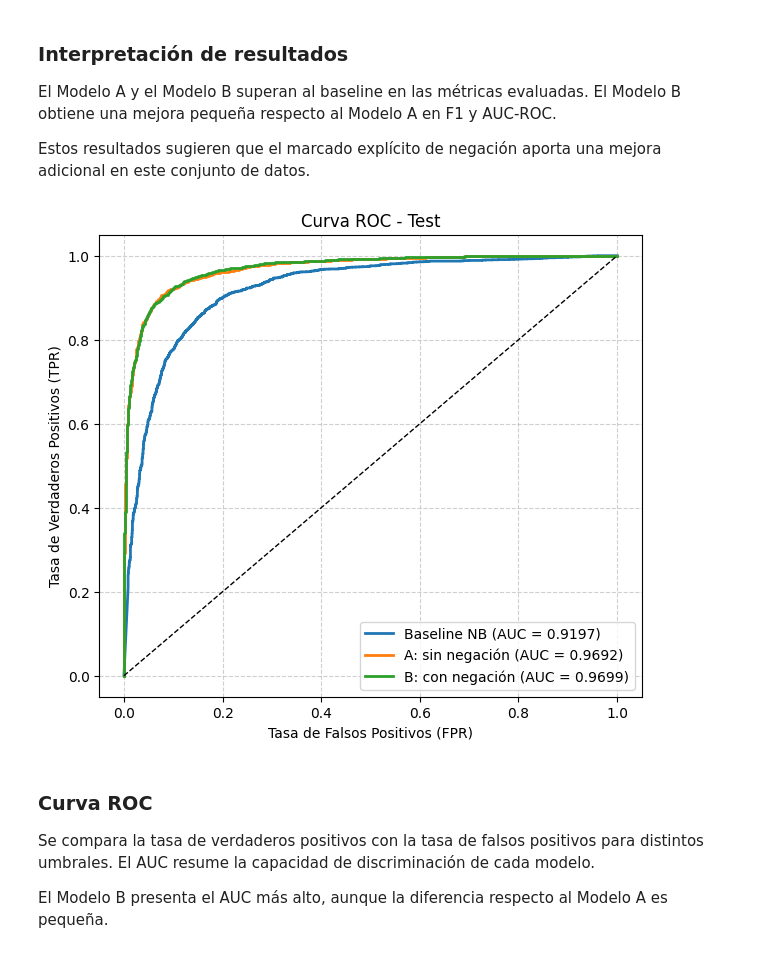
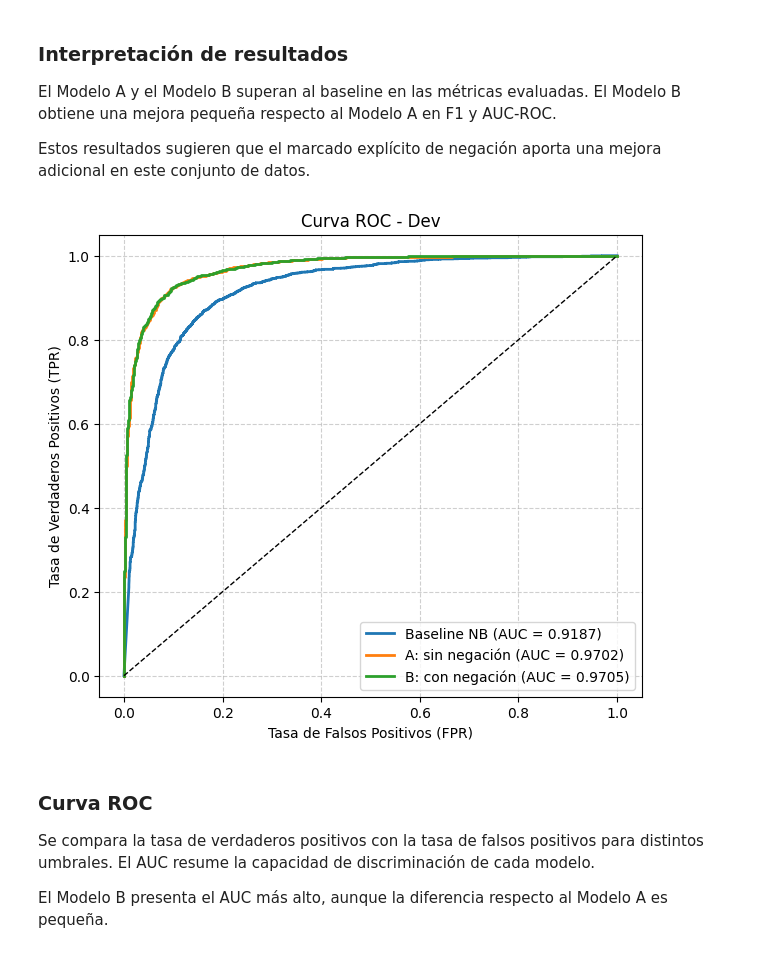
Before and after one commit to Alejandra300905/NLP_Polarity_of_film_reviews_and_the_problem_of_negation, a Jupyter notebook: ProyectoClasificacionR_Final_AlejandraB_CarlosM_NathalieL.ipynb, the cells around one changed output. Cells and saved outputs as stored; diff of their text form; code cells hidden in the pictures.

```diff
--- a/ProyectoClasificacionR_Final_AlejandraB_CarlosM_NathalieL.ipynb
+++ b/ProyectoClasificacionR_Final_AlejandraB_CarlosM_NathalieL.ipynb
@@ -535,7 +471,6 @@ filas = []
 for nombre, (m_dev, m_test) in resultados.items():
     fila = {"Modelo": nombre}
     fila.update({f"Dev {k}": v for k, v in m_dev.items()})
-    fila.update({f"Test {k}": v for k, v in m_test.items()})
     filas.append(fila)
 
 tabla = pd.DataFrame(filas).set_index("Modelo").round(4)
@@ -565,16 +500,16 @@ Estos resultados sugieren que el marcado explícito de negación aporta una mejo
 # %%
 plt.figure(figsize=(7, 6))
 for nombre, modelo, X in [("Baseline NB", nb, X_dev),
                           ("A: sin negación", lr_A, XA_dev),
                           ("B: con negación", lr_B, XB_dev)]:
     fpr, tpr, _ = roc_curve(y_dev, modelo.predict_proba(X)[:, 1])
     plt.plot(fpr, tpr, lw=2, label=f"{nombre} (AUC = {auc(fpr, tpr):.4f})")
 plt.plot([0, 1], [0, 1], "k--", lw=1)
 plt.xlabel("Tasa de Falsos Positivos (FPR)"); plt.ylabel("Tasa de Verdaderos Positivos (TPR)")
-plt.title("Curva ROC - Test"); plt.legend(loc="lower right"); plt.grid(True, linestyle="--", alpha=0.6)
+plt.title("Curva ROC - Dev"); plt.legend(loc="lower right"); plt.grid(True, linestyle="--", alpha=0.6)
 plt.show()
 # %% [output]
-[figure, old version]
+[figure, new version]
 # %% [markdown]
 ### Curva ROC
 
```
Also changed, not shown: parts of 34 cells of this notebook.
